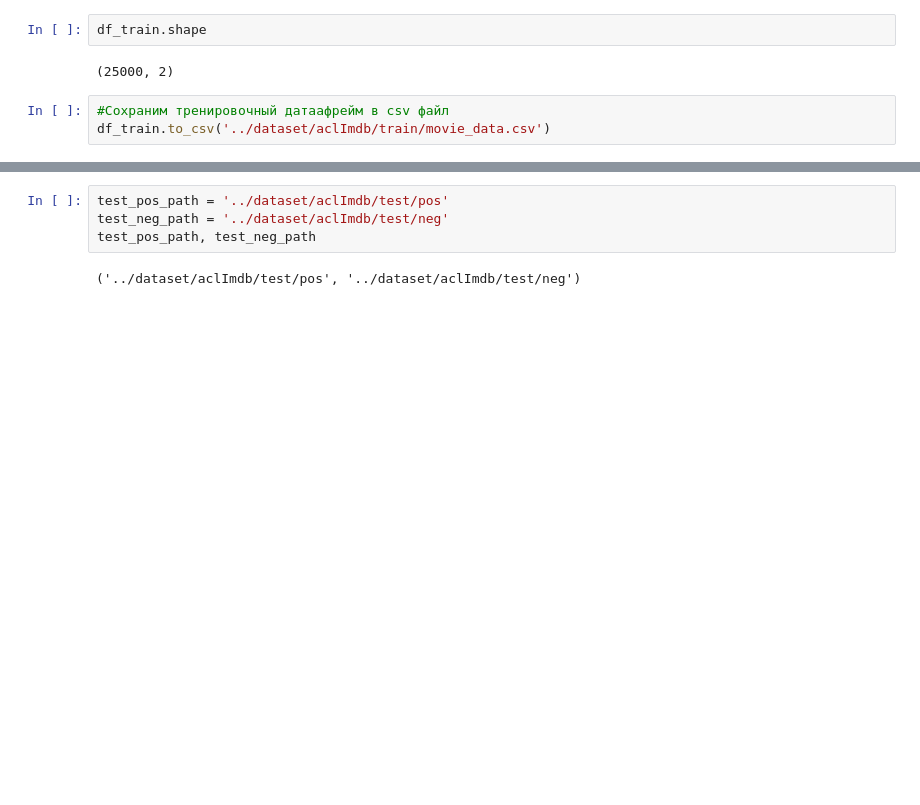
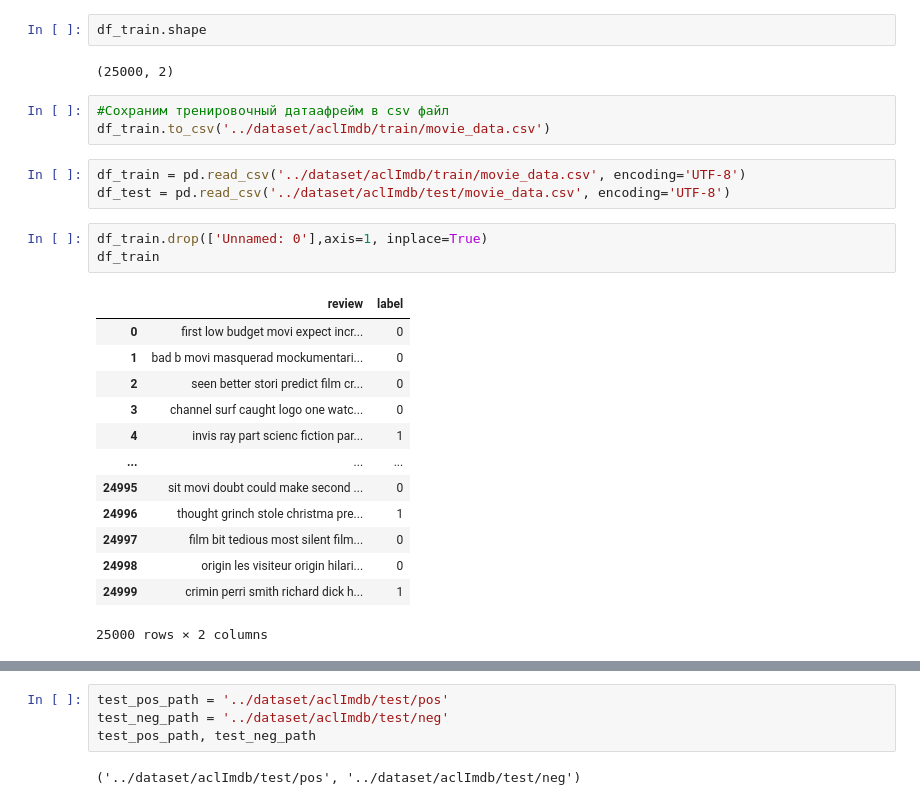
Before and after one commit to DmytryPan/CaseLabChallenge, a Jupyter notebook: Scripts/ClassificationIMDb.ipynb, the cells around one changed output, grey strips where cells are left out. Cells and saved outputs as stored; diff of their text form; blank space fills up the shorter version.

```diff
--- a/Scripts/ClassificationIMDb.ipynb
+++ b/Scripts/ClassificationIMDb.ipynb
@@ -204,3 +221,23 @@ df_train.shape
 # %%
 #Сохраним тренировочный датаaфрейм в csv файл
 df_train.to_csv('../dataset/aclImdb/train/movie_data.csv')
+# %%
+df_train = pd.read_csv('../dataset/aclImdb/train/movie_data.csv', encoding='UTF-8')
+df_test = pd.read_csv('../dataset/aclImdb/test/movie_data.csv', encoding='UTF-8')
+# %%
+df_train.drop(['Unnamed: 0'],axis=1, inplace=True)
+df_train
+# %% [output]
+|  | review | label |
+| 0 | first low budget movi expect incr... | 0 |
+| 1 | bad b movi masquerad mockumentari... | 0 |
+| 2 | seen better stori predict film cr... | 0 |
+| 3 | channel surf caught logo one watc... | 0 |
+| 4 | invis ray part scienc fiction par... | 1 |
+| ... | ... | ... |
+| 24995 | sit movi doubt could make second ... | 0 |
+| 24996 | thought grinch stole christma pre... | 1 |
+| 24997 | film bit tedious most silent film... | 0 |
+| 24998 | origin les visiteur origin hilari... | 0 |
+| 24999 | crimin perri smith richard dick h... | 1 |
+25000 rows × 2 columns
```
Also changed, not shown: parts of 53 cells of this notebook, 1 other file.
